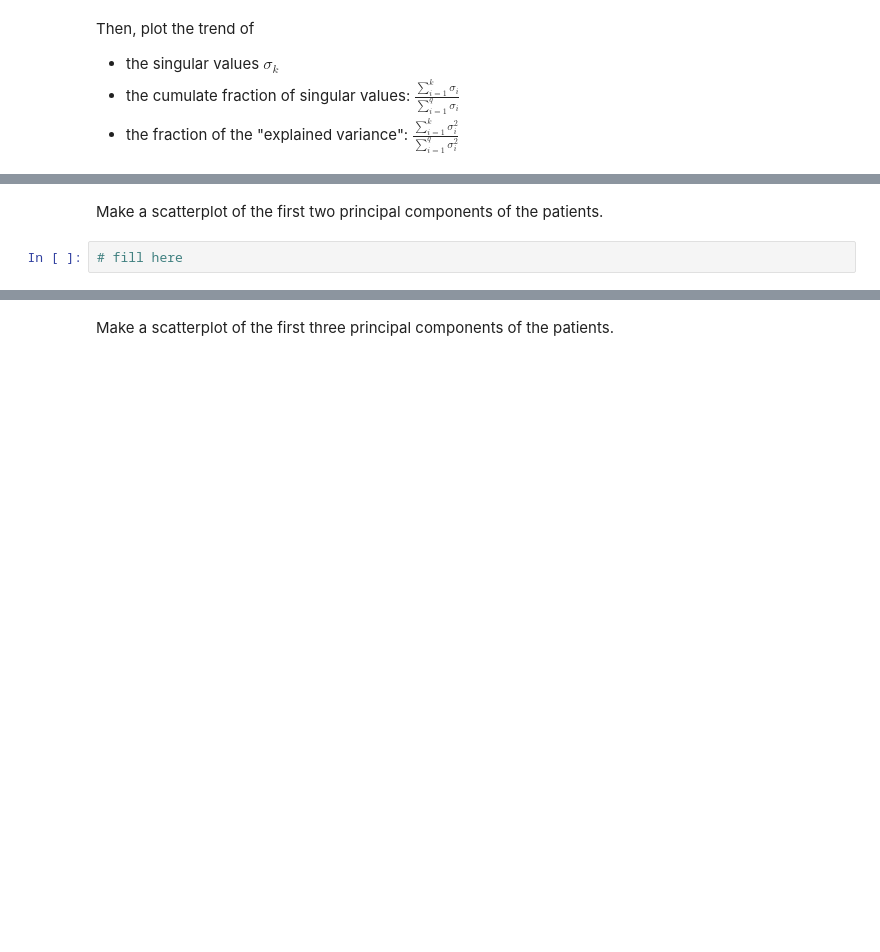
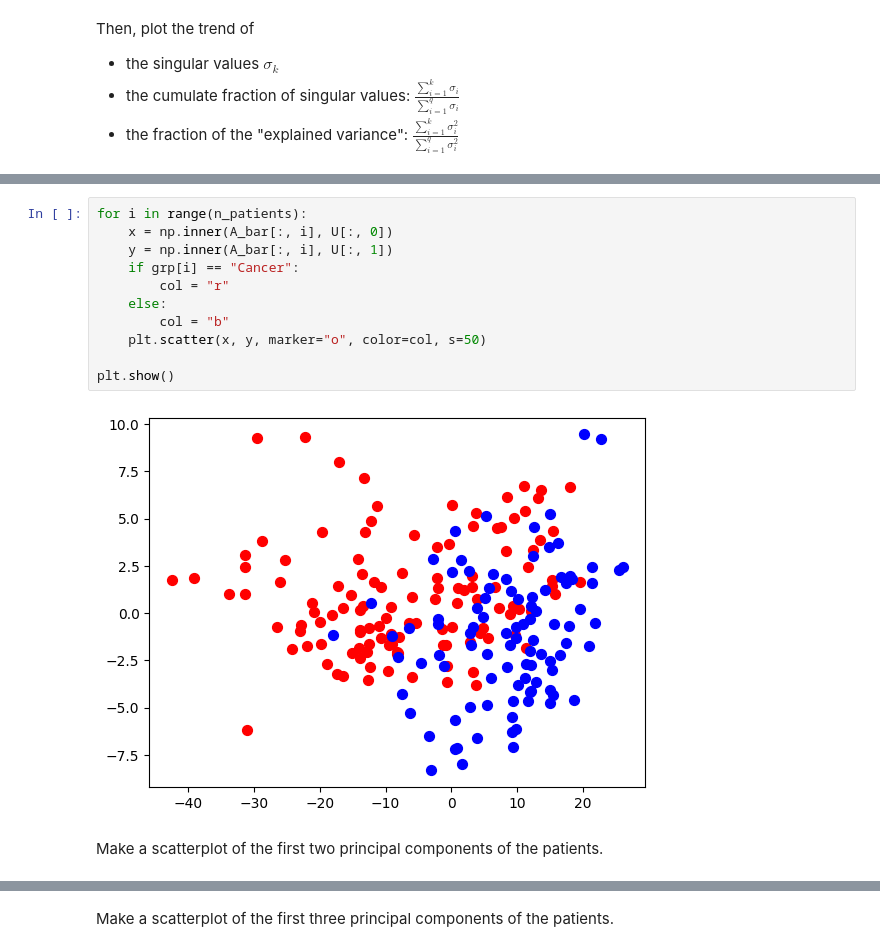
Before and after one commit to Peng-Rao/NAML_labs, a Jupyter notebook: lab2/cancer_diagnostic.ipynb, the cells around one changed output, grey strips where cells are left out. Cells and saved outputs as stored; diff of their text form; blank space fills up the shorter version.

```diff
--- a/lab2/cancer_diagnostic.ipynb
+++ b/lab2/cancer_diagnostic.ipynb
@@ -60,4 +111,15 @@ Then, plot the trend of
+# %%
+for i in range(n_patients):
+    x = np.inner(A_bar[:, i], U[:, 0])
+    y = np.inner(A_bar[:, i], U[:, 1])
+    if grp[i] == "Cancer":
+        col = "r"
+    else:
+        col = "b"
+    plt.scatter(x, y, marker="o", color=col, s=50)
+
+plt.show()
+# %% [output]
+[figure, added]
 # %% [markdown]
 Make a scatterplot of the first two principal components of the patients.
-# %%
-# fill here
```
Also changed, not shown: parts of 15 cells of this notebook, 4 other files.
